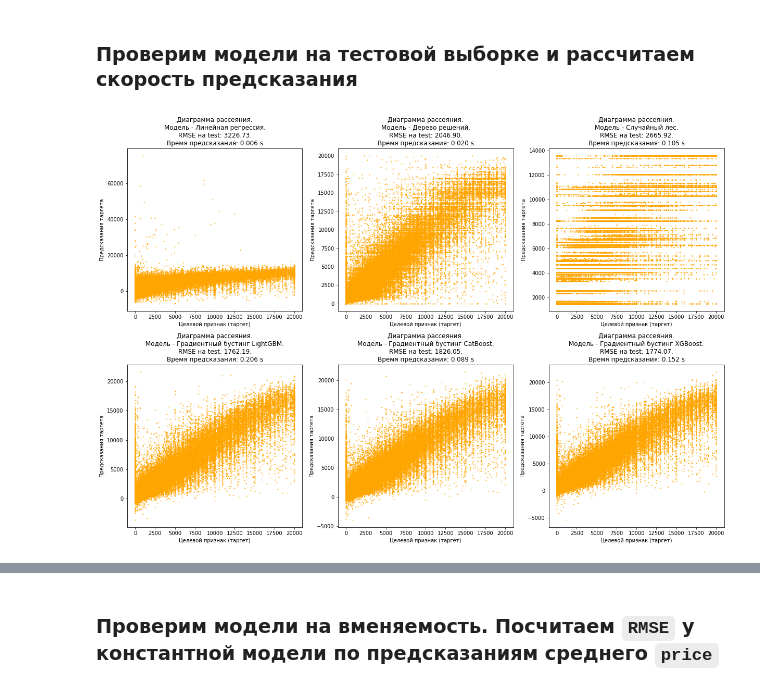
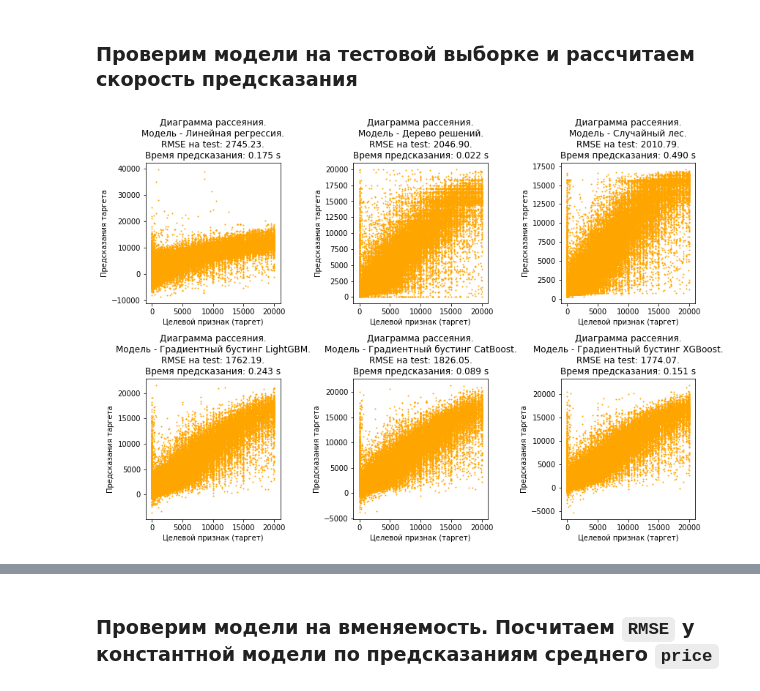
Before and after one commit to YuliyaKotova/projects, a Jupyter notebook: car_price_predict/car_price_predict.ipynb, the cells around one changed output, grey strips where cells are left out. Saved outputs shown, nothing was run; the diff lists cells and outputs as text; code cells hidden in the pictures.

```diff
--- a/car_price_predict/car_price_predict.ipynb
+++ b/car_price_predict/car_price_predict.ipynb
@@ -596,14 +689,15 @@ def features_importances(model, col_names, model_name):
 # %%
 %%time
 # формируем параметры для поиска лучшей модели
-params_grid = {'normalize': ['True', 'False']}
+params_grid = {}
 
 # строим модель Линейная регрессия
 grid_linear_regression = fun_build_model(LinearRegression(),
                                          'Линейная регрессия',
                                          params_grid,
                                          # передаем закодированные категориальные признаки
-                                         train_features[category_coded_columns + numeric_columns],
+                                         # методом прямого кодирования ohe
+                                         train_features[category_columns_ohe + numeric_columns],
                                          train_target, cv=3, params_fit={})
 # %% [output]
 Лучшая модель Линейная регрессия:
@@ -629,12 +723,13 @@ grid_tree_regressor = fun_build_model(DecisionTreeRegressor(random_state=12345),
                                       'Дерево решений',
                                       params_grid,
                                       # передаем закодированные категориальные признаки
-                                      train_features[category_coded_columns + numeric_columns],
+                                      # методом порядкового кодирования
+                                      train_features[category_columns_ordinal + numeric_columns],
                                       train_target, cv=3, params_fit={})
 
 # смотрим веса признаков при построении модели
 features_importances(grid_tree_regressor.best_estimator_,
-                     category_coded_columns + numeric_columns,
+                     category_columns_ordinal + numeric_columns,
                      'Дерево решений')
 # %% [output]
 Лучшая модель Дерево решений:
@@ -659,7 +754,7 @@ Wall time: 7.09 s
 # %%
 %%time
 # формируем параметры для поиска лучшей модели
-params_grid = {'max_depth': range(1,5,1),
+params_grid = {'max_depth': range(1,11,1),
                'n_estimators': range(10,51,10)}
 
 # строим модель Случайный лес
@@ -667,12 +762,13 @@ grid_forest_regressor = fun_build_model(RandomForestRegressor(random_state=12345
                                         'Случайный лес',
                                         params_grid,
                                         # передаем закодированные категориальные признаки
-                                        train_features[category_coded_columns + numeric_columns],
+                                        # методом порядкового кодирования
+                                        train_features[category_columns_ordinal + numeric_columns],
                                         train_target, cv=3, params_fit={})
 
 # смотрим веса признаков при построении модели
 features_importances(grid_forest_regressor.best_estimator_,
-                     category_coded_columns + numeric_columns,
+                     category_columns_ordinal + numeric_columns,
                      'Случайный лес')
 # %% [output]
 Лучшая модель Случайный лес:
@@ -804,12 +900,13 @@ model_xgb = XGBRegressor(**params_model)
 # строим модель Градиентный бустинг
 grid_xgb = fun_build_model(model_xgb, 'Градиентный бустинг XGBoost', params_grid,
                            # передаем закодированные категориальные признаки
-                           train_features[category_coded_columns + numeric_columns], train_target,
+                           # методом порядкового кодирования
+                           train_features[category_columns_ordinal + numeric_columns], train_target,
                            cv=3, params_fit=params_fit)
 
 # смотрим веса признаков при построении модели
 features_importances(grid_xgb.best_estimator_,
-                     category_coded_columns + numeric_columns,
+                     category_columns_ordinal + numeric_columns,
                      'Градиентный бустинг XGBoost')
 # %% [output]
 Лучшая модель Градиентный бустинг XGBoost:
@@ -861,14 +958,14 @@ def fun_check_by_test(model, model_name, features, target, ax):
            x_label='Целевой признак (таргет)', y_label='Предсказания таргета',
            color='orange')
 # %%
-fig = plt.figure(figsize=(17,17))
+fig = plt.figure(figsize=(12,12))
 
 # Линейная регрессия
 ax = plt.subplot(331)
 fun_check_by_test(grid_linear_regression.best_estimator_,
                   'Линейная регрессия',
                   # передаем закодированные категориальные признаки
-                  test_features[category_coded_columns + numeric_columns],
+                  test_features[category_columns_ohe + numeric_columns],
                   test_target, ax)
 
 # Дерево решений
@@ -876,7 +973,7 @@ ax = plt.subplot(332)
 fun_check_by_test(grid_tree_regressor.best_estimator_,
                   'Дерево решений',
                   # передаем закодированные категориальные признаки
-                  test_features[category_coded_columns + numeric_columns],
+                  test_features[category_columns_ordinal + numeric_columns],
                   test_target, ax)
 
 # Случайный лес
@@ -884,37 +981,37 @@ ax = plt.subplot(333)
 fun_check_by_test(grid_forest_regressor.best_estimator_,
                   'Случайный лес',
                   # передаем закодированные категориальные признаки
-                  test_features[category_coded_columns + numeric_columns],
+                  test_features[category_columns_ordinal + numeric_columns],
                   test_target, ax)
 
 # Градиентный бустинг LightGBM
 ax = plt.subplot(334)
 fun_check_by_test(grid_lgb.best_estimator_,
                   'Градиентный бустинг LightGBM',
                   # передаем оригинальные категориальные признаки
                   test_features[category_columns + numeric_columns],
                   test_target, ax)
 
 # Градиентный бустинг CatBoost
 ax = plt.subplot(335)
 fun_check_by_test(grid_cat.best_estimator_,
                   'Градиентный бустинг CatBoost',
                   # передаем оригинальные категориальные признаки
                   test_features[category_columns + numeric_columns],
                   test_target, ax)
 
 
 # Градиентный бустинг XGBoost
 ax = plt.subplot(336)
 fun_check_by_test(grid_xgb.best_estimator_,
                   'Градиентный бустинг XGBoost',
                   # передаем закодированные категориальные признаки
-                  test_features[category_coded_columns + numeric_columns],
+                  test_features[category_columns_ordinal + numeric_columns],
                   test_target, ax)
 
 fig.tight_layout()
 # %% [output]
-[figure, old version]
+[figure, new version]
 # %% [markdown]
 <a id='Link17'></a>
 # %% [markdown]
```
Also changed, not shown: parts of 20 cells of this notebook.
